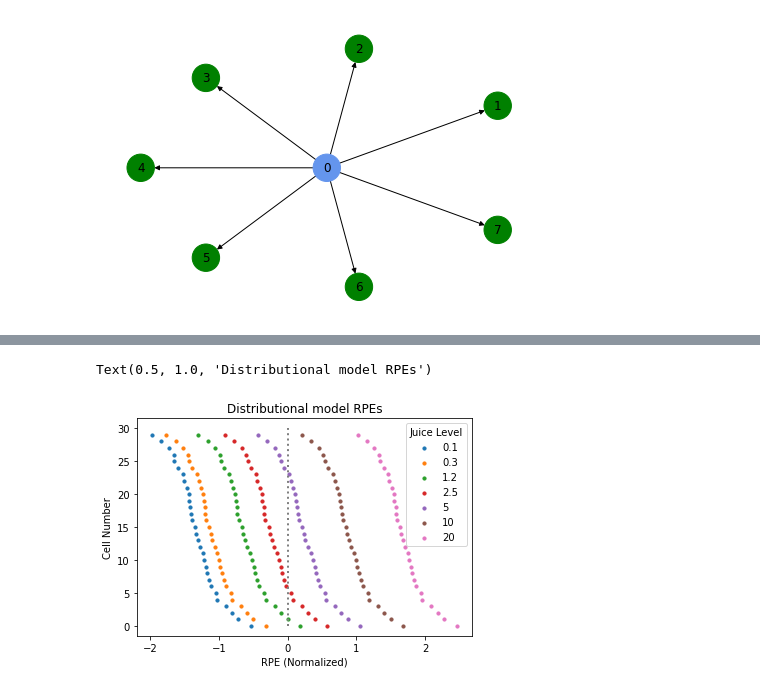
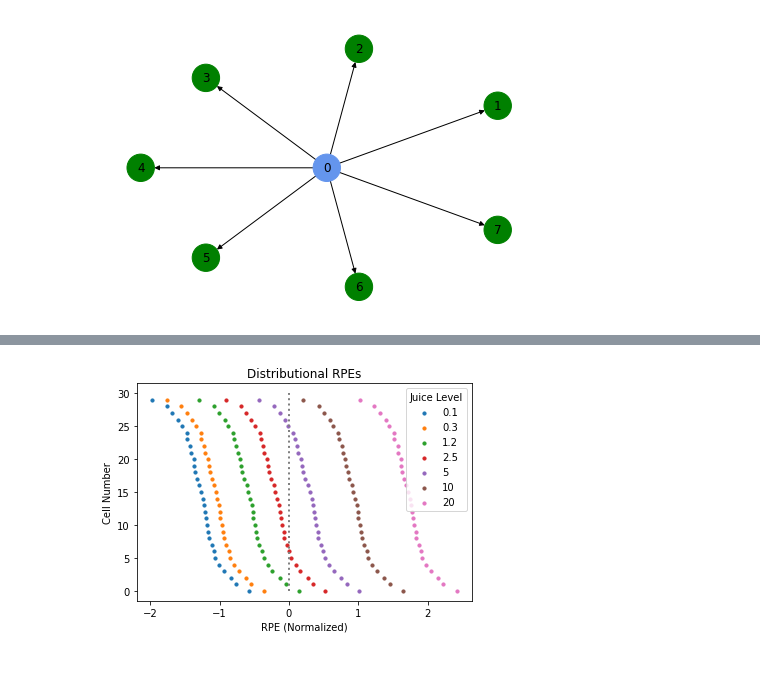
Before and after one commit to awjuliani/neuro-nav, a Jupyter notebook: notebooks/distributional.ipynb, the cells around one changed output, grey strips where cells are left out. Cells and saved outputs as stored; diff of their text form; code cells hidden in the pictures.

Commit message:
Add tests and comparision with baseline model

```diff
--- a/notebooks/distributional.ipynb
+++ b/notebooks/distributional.ipynb
@@ -60,16 +80,5 @@ sorted_rpes = sorted_rpes[:, ::5]
-# %%
-for i in range(len(rewards)):
-    plt.scatter(
-        sorted_rpes[i, :],
-        np.arange(0, sorted_rpes.shape[-1]),
-        s=10,
-        label=juice_levels[i],
-    )
-plt.vlines(x=0, ymin=0, ymax=sorted_rpes.shape[-1], colors="gray", ls=":", lw=2)
-plt.legend(title="Juice Level")
-plt.ylabel("Cell Number")
-plt.xlabel("RPE (Normalized)")
-plt.title("Distributional model RPEs")
-# %% [output]
-Text(0.5, 1.0, 'Distributional model RPEs')
-[figure, removed]
+# %%
+rpes = get_rpes(dist)
+plot_rpes(rpes, "Distributional RPEs")
+# %% [output]
+[figure, added]
```
Also changed, not shown: parts of 9 cells of this notebook, 2 other files.
